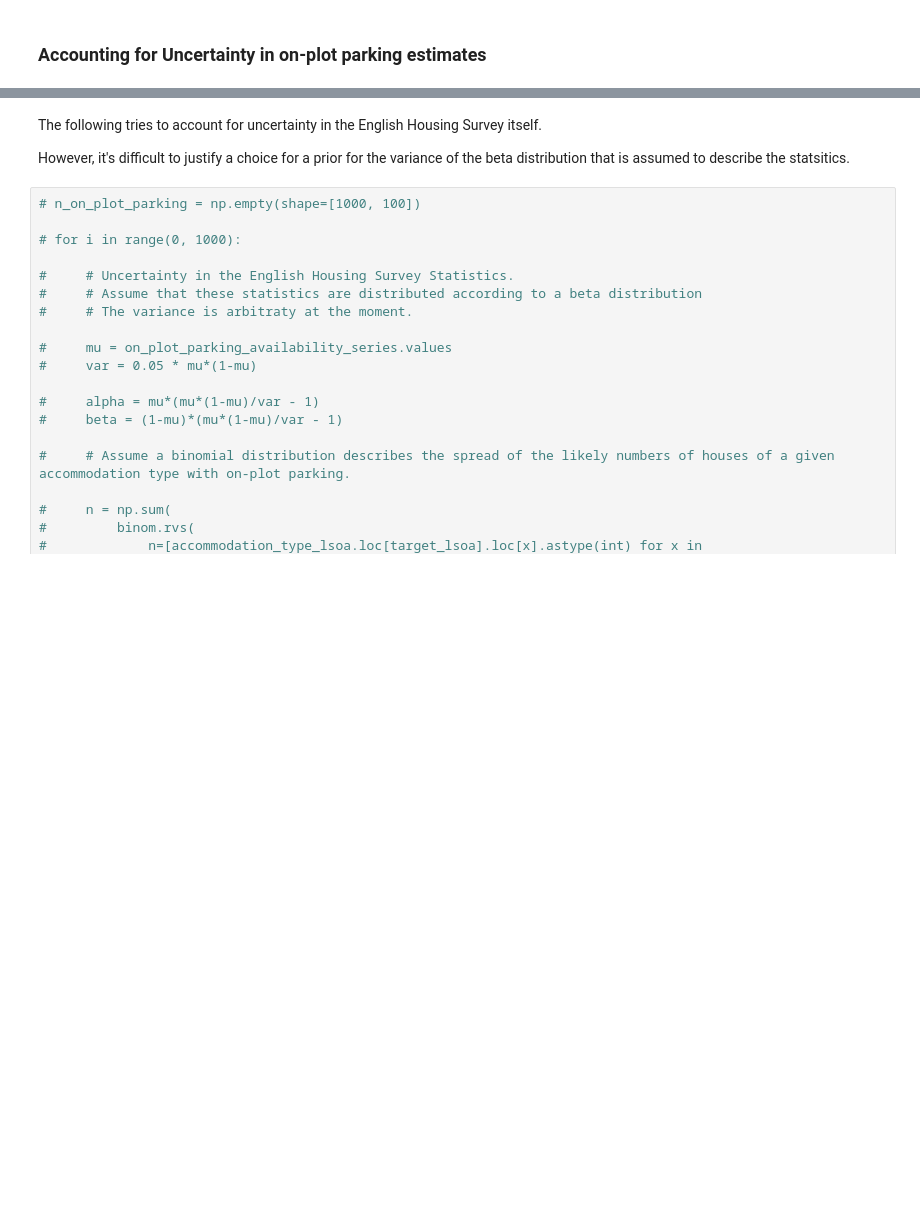
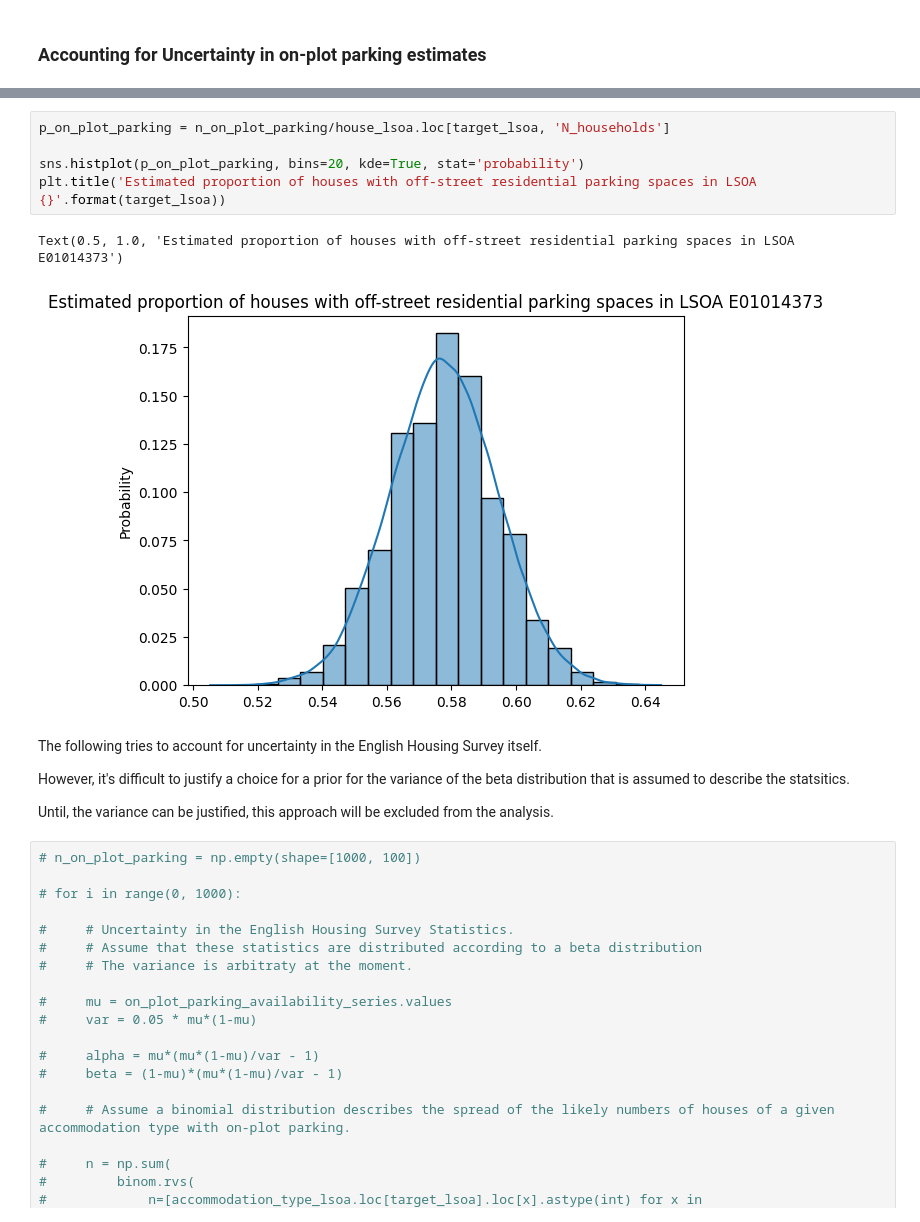
Before and after one commit to isaacflower/Probabilistic-EV-Demand-Modelling, a Jupyter notebook: dev/EV_adoption/ev_adoption_model.ipynb, the cells around one changed output, grey strips where cells are left out. Drawn from its saved outputs; the diff is of its cells as text; blank space fills up the shorter version.

```diff
--- a/dev/EV_adoption/ev_adoption_model.ipynb
+++ b/dev/EV_adoption/ev_adoption_model.ipynb
@@ -775,7 +778,17 @@ Text(0.5, 1.0, 'Estimated number of houses with off-street residential parking s
+# %%
+p_on_plot_parking = n_on_plot_parking/house_lsoa.loc[target_lsoa, 'N_households']
+
+sns.histplot(p_on_plot_parking, bins=20, kde=True, stat='probability')
+plt.title('Estimated proportion of houses with off-street residential parking spaces in LSOA {}'.format(target_lsoa))
+# %% [output]
+Text(0.5, 1.0, 'Estimated proportion of houses with off-street residential parking spaces in LSOA E01014373')
+[figure, added]
 # %% [markdown]
 The following tries to account for uncertainty in the English Housing Survey itself.
 
 However, it's difficult to justify a choice for a prior for the variance of the beta distribution that is assumed to describe the statsitics.
+
+Until, the variance can be justified, this approach will be excluded from the analysis.
 # %%
 # n_on_plot_parking = np.empty(shape=[1000, 100])
 
```
Also changed, not shown: parts of 41 cells of this notebook.
